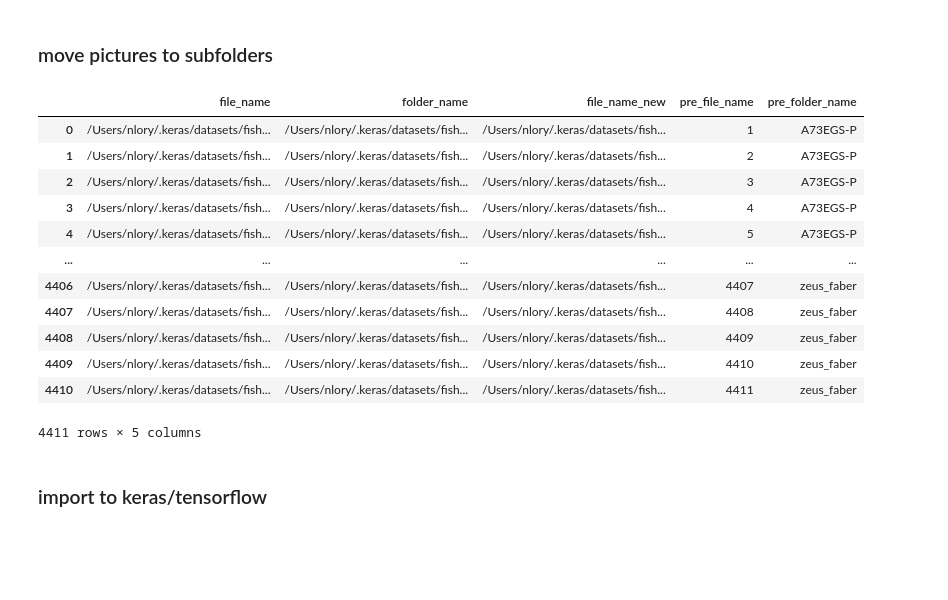
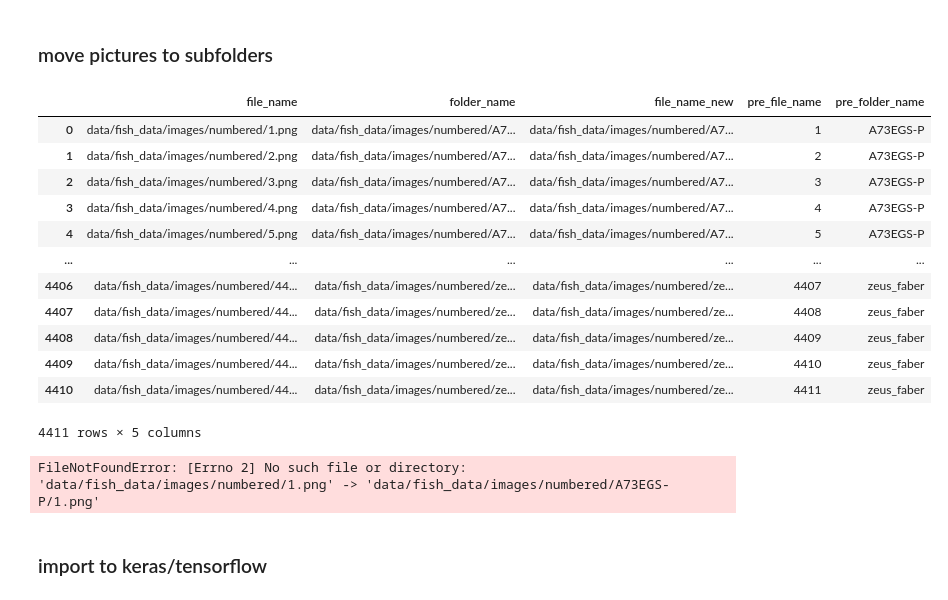
Before and after one commit to kaqreal/ds-capstone-project-fish, a Jupyter notebook: transformer_CNN.ipynb, the cells around one changed output. Drawn from its saved outputs; the diff is of its cells as text; code cells hidden in the pictures; blank space fills up the shorter version.

```diff
--- a/transformer_CNN.ipynb
+++ b/transformer_CNN.ipynb
@@ -45,34 +27,34 @@ print(tf.__version__)
 # %% [markdown]
 ### move pictures to subfolders
 # %%
-file_list = pd.read_csv('data/fish_data/list.csv', header=None)
+file_list = pd.read_csv('data/fish_data/images/list.csv', header=None)
 file_list.columns = ['index_2', 'pre_folder_name', 'controlled_info', 'combined', 'pre_file_name']
 
 #file_list['file_name'] = '/Users/nlory/.keras/datasets/fish_photos/numbered/' + file_list['pre_file_name'].astype(str) + '.png'
 #file_list['folder_name'] = '/Users/nlory/.keras/datasets/fish_photos/numbered/' + file_list['pre_folder_name'].astype(str) + '/'
 #file_list['file_name_new'] = file_list['folder_name'].astype(str) + file_list['pre_file_name'].astype(str) + '.png'
 
 # Path inside data folder
 file_list['file_name'] = 'data/fish_data/images/numbered/' + file_list['pre_file_name'].astype(str) + '.png'
 file_list['folder_name'] = 'data/fish_data/images/numbered/' + file_list['pre_folder_name'].astype(str) + '/'
 file_list['file_name_new'] = file_list['folder_name'].astype(str) + file_list['pre_file_name'].astype(str) + '.png'
 
 
 df = file_list[['file_name','folder_name', 'file_name_new', 'pre_file_name', 'pre_folder_name']].copy()
 df
 # %% [output]
 |  | file_name | folder_name | file_name_new | pre_file_name | pre_folder_name |
-| 0 | /Users/nlory/.keras/datasets/fish... | /Users/nlory/.keras/datasets/fish... | /Users/nlory/.keras/datasets/fish... | 1 | A73EGS-P |
-| 1 | /Users/nlory/.keras/datasets/fish... | /Users/nlory/.keras/datasets/fish... | /Users/nlory/.keras/datasets/fish... | 2 | A73EGS-P |
-| 2 | /Users/nlory/.keras/datasets/fish... | /Users/nlory/.keras/datasets/fish... | /Users/nlory/.keras/datasets/fish... | 3 | A73EGS-P |
-| 3 | /Users/nlory/.keras/datasets/fish... | /Users/nlory/.keras/datasets/fish... | /Users/nlory/.keras/datasets/fish... | 4 | A73EGS-P |
-| 4 | /Users/nlory/.keras/datasets/fish... | /Users/nlory/.keras/datasets/fish... | /Users/nlory/.keras/datasets/fish... | 5 | A73EGS-P |
+| 0 | data/fish_data/images/numbered/1.png | data/fish_data/images/numbered/A7... | data/fish_data/images/numbered/A7... | 1 | A73EGS-P |
+| 1 | data/fish_data/images/numbered/2.png | data/fish_data/images/numbered/A7... | data/fish_data/images/numbered/A7... | 2 | A73EGS-P |
+| 2 | data/fish_data/images/numbered/3.png | data/fish_data/images/numbered/A7... | data/fish_data/images/numbered/A7... | 3 | A73EGS-P |
+| 3 | data/fish_data/images/numbered/4.png | data/fish_data/images/numbered/A7... | data/fish_data/images/numbered/A7... | 4 | A73EGS-P |
+| 4 | data/fish_data/images/numbered/5.png | data/fish_data/images/numbered/A7... | data/fish_data/images/numbered/A7... | 5 | A73EGS-P |
 | ... | ... | ... | ... | ... | ... |
-| 4406 | /Users/nlory/.keras/datasets/fish... | /Users/nlory/.keras/datasets/fish... | /Users/nlory/.keras/datasets/fish... | 4407 | zeus_faber |
-| 4407 | /Users/nlory/.keras/datasets/fish... | /Users/nlory/.keras/datasets/fish... | /Users/nlory/.keras/datasets/fish... | 4408 | zeus_faber |
-| 4408 | /Users/nlory/.keras/datasets/fish... | /Users/nlory/.keras/datasets/fish... | /Users/nlory/.keras/datasets/fish... | 4409 | zeus_faber |
-| 4409 | /Users/nlory/.keras/datasets/fish... | /Users/nlory/.keras/datasets/fish... | /Users/nlory/.keras/datasets/fish... | 4410 | zeus_faber |
-| 4410 | /Users/nlory/.keras/datasets/fish... | /Users/nlory/.keras/datasets/fish... | /Users/nlory/.keras/datasets/fish... | 4411 | zeus_faber |
+| 4406 | data/fish_data/images/numbered/44... | data/fish_data/images/numbered/ze... | data/fish_data/images/numbered/ze... | 4407 | zeus_faber |
+| 4407 | data/fish_data/images/numbered/44... | data/fish_data/images/numbered/ze... | data/fish_data/images/numbered/ze... | 4408 | zeus_faber |
+| 4408 | data/fish_data/images/numbered/44... | data/fish_data/images/numbered/ze... | data/fish_data/images/numbered/ze... | 4409 | zeus_faber |
+| 4409 | data/fish_data/images/numbered/44... | data/fish_data/images/numbered/ze... | data/fish_data/images/numbered/ze... | 4410 | zeus_faber |
+| 4410 | data/fish_data/images/numbered/44... | data/fish_data/images/numbered/ze... | data/fish_data/images/numbered/ze... | 4411 | zeus_faber |
 4411 rows × 5 columns
 # %%
 # Read the CSV file into a DataFrame
@@ -87,6 +69,8 @@ for index, row in df.iterrows():
         os.makedirs(folder_name)
     # Move the file to the new folder
     os.rename(file_name, row['file_name_new'])
+# %% [output]
+FileNotFoundError: [Errno 2] No such file or directory: 'data/fish_data/images/numbered/1.png' -> 'data/fish_data/images/numbered/A73EGS-P/1.png'
 # %%
 # The data contains 193 different families of fish divided into 483 species of fish.
 # Classifiying only on the family level would therefore only double the number of images per class,
```
Also changed, not shown: parts of 4 cells of this notebook.
